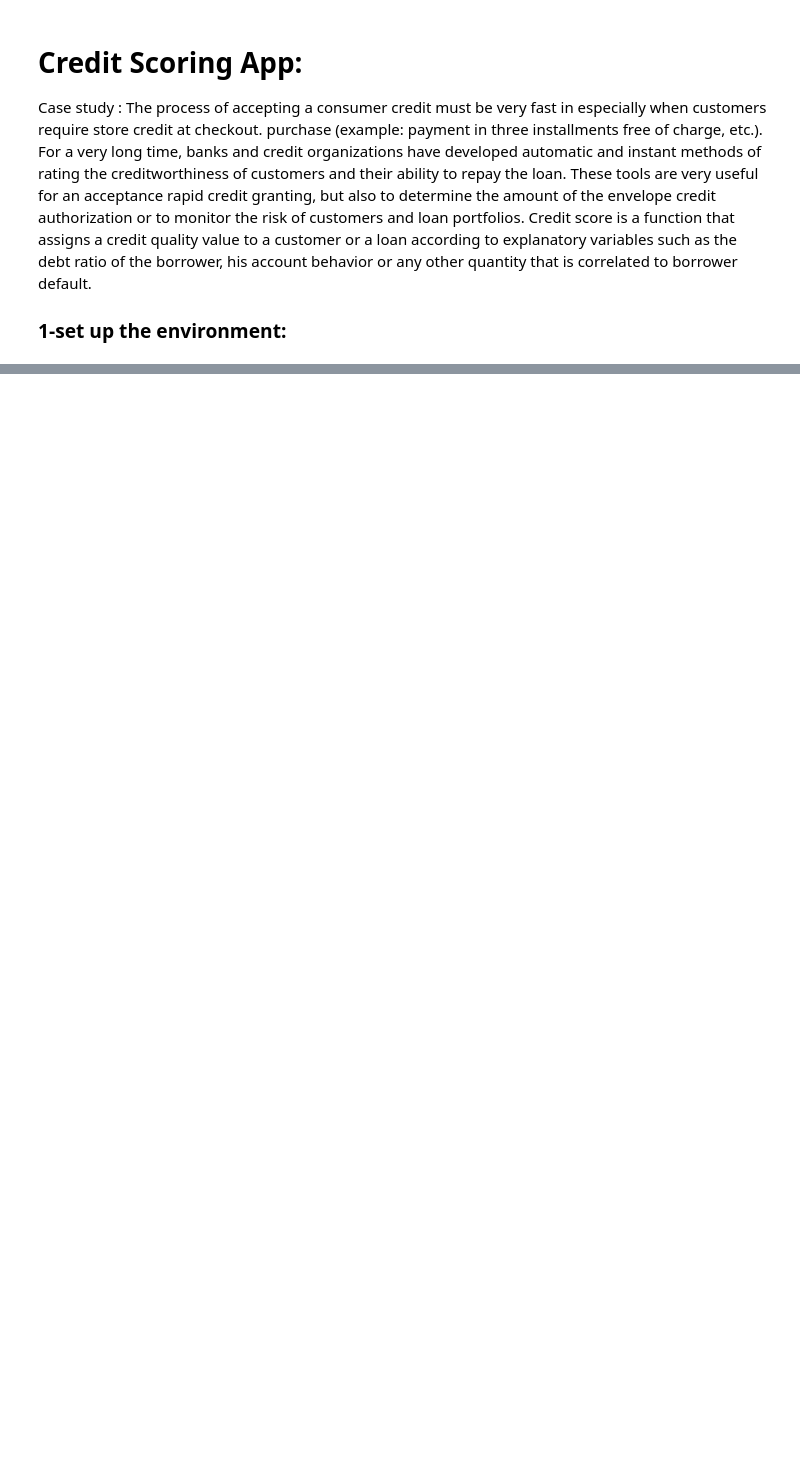
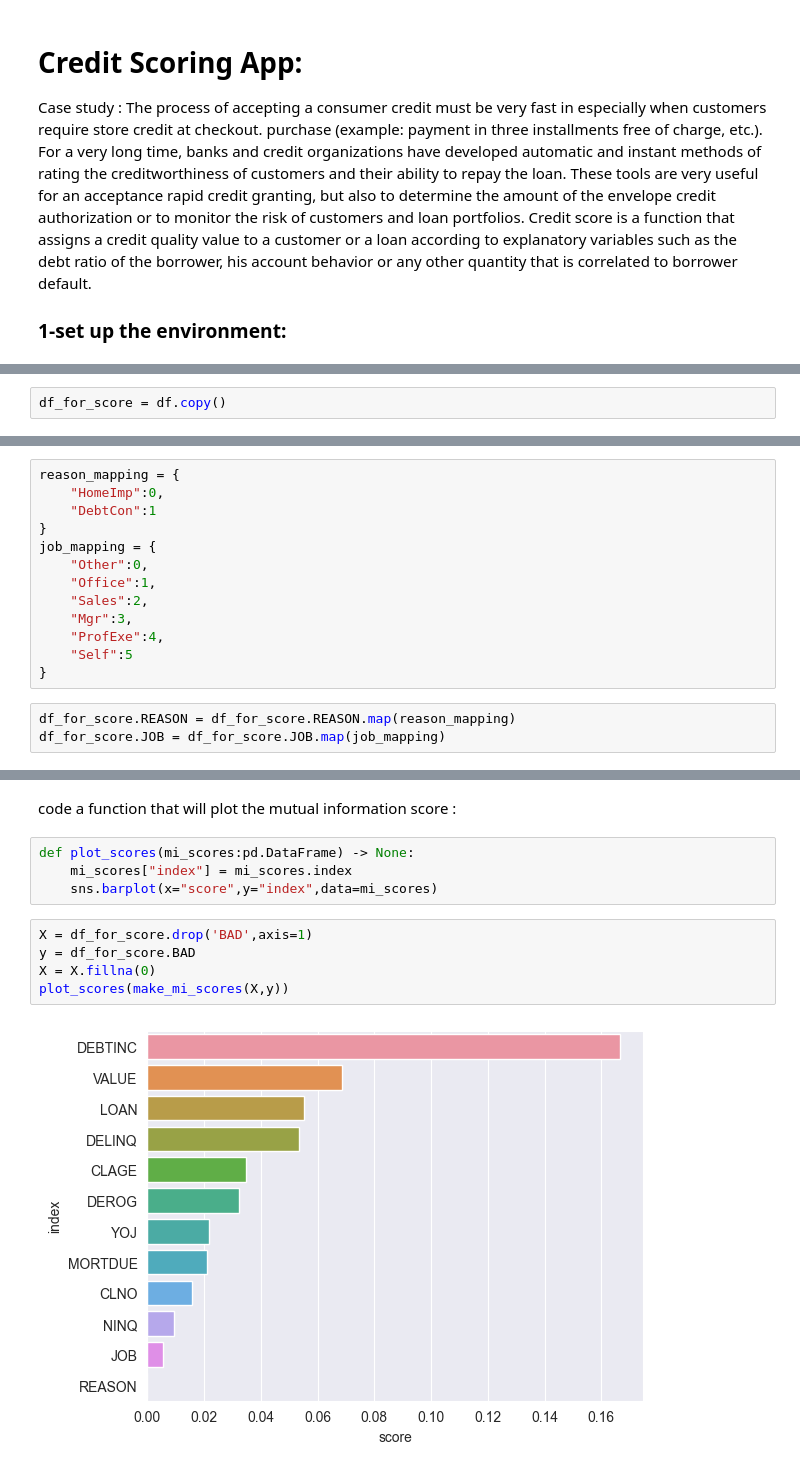
Before and after one commit to ouhammmourachid/ML, a Jupyter notebook: credit-scoring-app.ipynb, the cells around one changed output, grey strips where cells are left out. Saved outputs shown, nothing was run; the diff lists cells and outputs as text; blank space fills up the shorter version.

Commit message:
finishing with credit score

```diff
--- a/credit-scoring-app.ipynb
+++ b/credit-scoring-app.ipynb
@@ -27,0 +135,2 @@ print("set up completed")
+# %%
+df_for_score = df.copy()
@@ -27,0 +146,16 @@ print("set up completed")
+# %%
+reason_mapping = {
+    "HomeImp":0,
+    "DebtCon":1
+}
+job_mapping = {
+    "Other":0,
+    "Office":1,
+    "Sales":2,
+    "Mgr":3,
+    "ProfExe":4,
+    "Self":5
+}
+# %%
+df_for_score.REASON = df_for_score.REASON.map(reason_mapping)
+df_for_score.JOB = df_for_score.JOB.map(job_mapping)
@@ -27,0 +171,13 @@ print("set up completed")
+# %% [markdown]
+code a function that will plot the mutual information score :
+# %%
+def plot_scores(mi_scores:pd.DataFrame) -> None:
+    mi_scores["index"] = mi_scores.index
+    sns.barplot(x="score",y="index",data=mi_scores)
+# %%
+X = df_for_score.drop('BAD',axis=1)
+y = df_for_score.BAD
+X = X.fillna(0)
+plot_scores(make_mi_scores(X,y))
+# %% [output]
+[figure, added]
```
Also changed, not shown: parts of 37 cells of this notebook.
